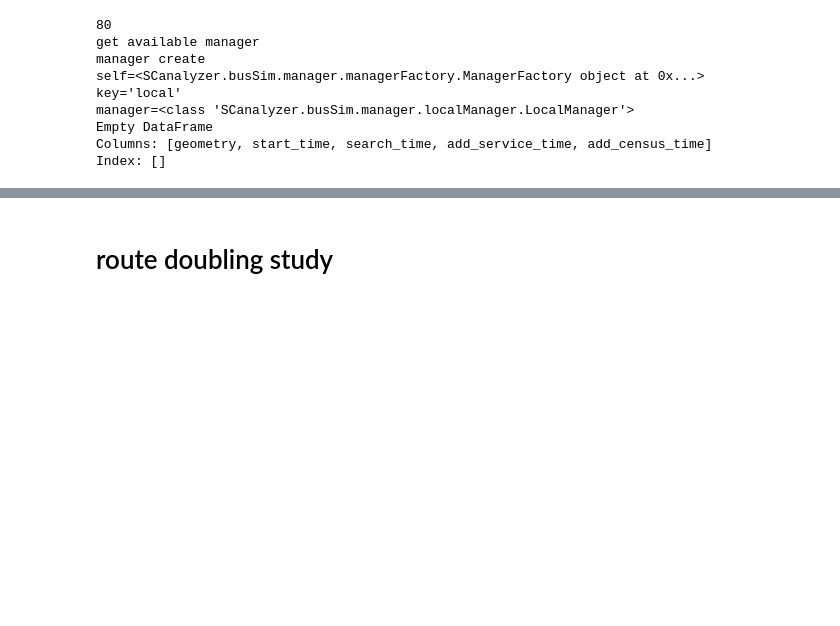
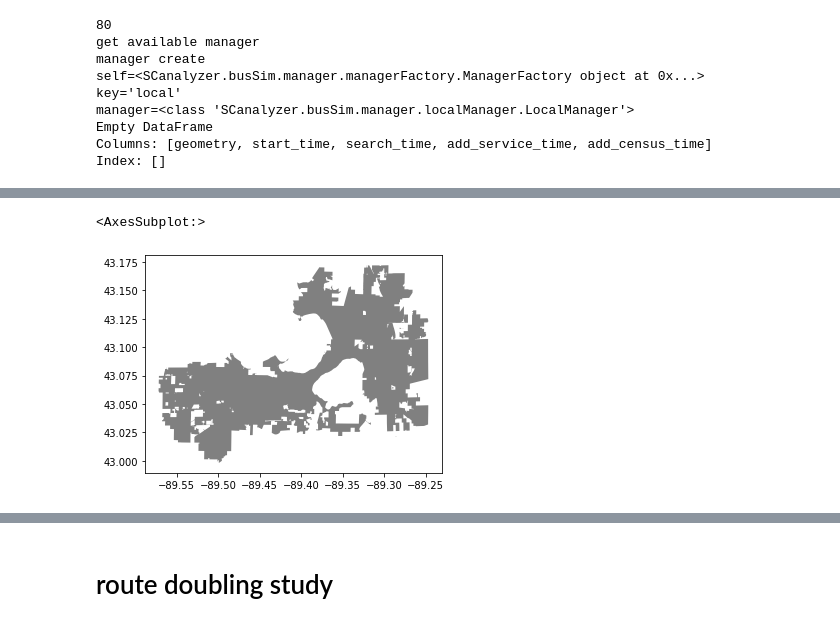
Before and after one commit to wisc-bus/simulator, a Jupyter notebook: notebooks/example.ipynb, the cells around one changed output, grey strips where cells are left out. Cells and saved outputs as stored; diff of their text form; code cells hidden in the pictures; blank space fills up the shorter version.

```diff
--- a/notebooks/example.ipynb
+++ b/notebooks/example.ipynb
@@ -117,0 +136,6 @@ result_gdf[result_gdf['banks'] != 0]
+# %%
+city = gpd.read_file("../data/plot/background/madison-shp")
+city.plot(color="grey")
+# %% [output]
+<AxesSubplot:>
+[figure, added]
```
Also changed, not shown: parts of 7 cells of this notebook, 1 other file.
